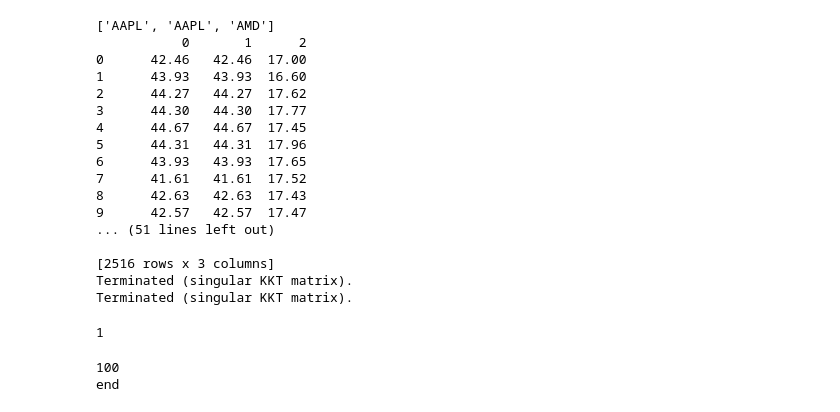
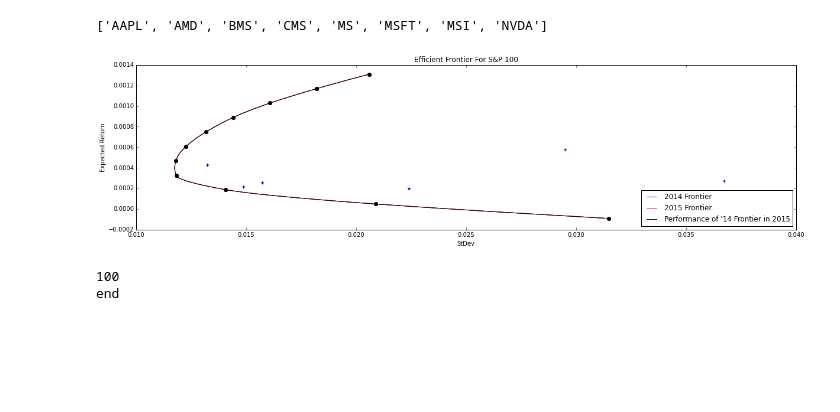
Before and after one commit to qorelogic/ml2, a Jupyter notebook: bin/qore-liquid-main.ipynb, the cells around one changed output. Saved outputs shown, nothing was run; the diff lists cells and outputs as text; code cells hidden in the pictures; blank space fills up the shorter version.

```diff
--- a/bin/qore-liquid-main.ipynb
+++ b/bin/qore-liquid-main.ipynb
@@ -151,25 +117,10 @@ def main():
 # %%
-srch = ['AMD', 'MS', 'APL', 'NVD', 'AMD', 'AP']
+srch = ['AMD', 'MS', 'APL', 'NVD']
 srch = searchSymbols(srch)
 #df1_close = getDataSymbols(srch)
 #plotSymbols(srch, normalize=True, sigmoid=True)
-calculateEfficientFrontier(srch[0:3])
+print (srch)
+ret = calculateEfficientFrontier(srch)
 # %% [output]
-['AAPL', 'AAPL', 'AMD']
-           0       1      2
-0      42.46   42.46  17.00
-1      43.93   43.93  16.60
-2      44.27   44.27  17.62
-3      44.30   44.30  17.77
-4      44.67   44.67  17.45
-5      44.31   44.31  17.96
-6      43.93   43.93  17.65
-7      41.61   41.61  17.52
-8      42.63   42.63  17.43
-9      42.57   42.57  17.47
-... (51 lines left out)
-
-[2516 rows x 3 columns]
-Terminated (singular KKT matrix).
-Terminated (singular KKT matrix).
+['AAPL', 'AMD', 'BMS', 'CMS', 'MS', 'MSFT', 'MSI', 'NVDA']
-1
+[figure, added]
```
Also changed, not shown: parts of 10 cells of this notebook, 2 other files.
